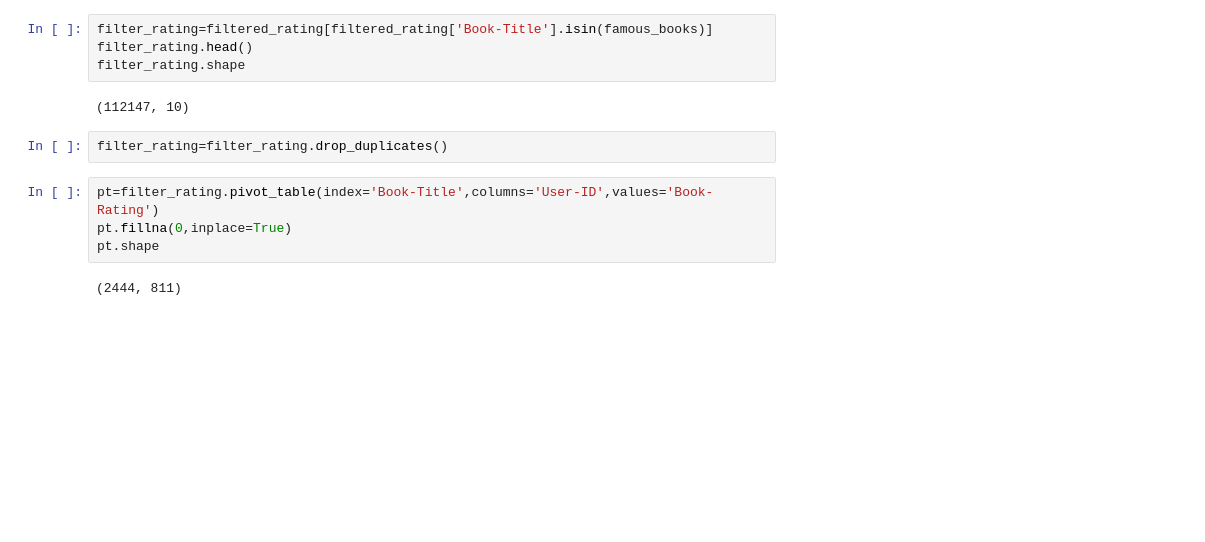
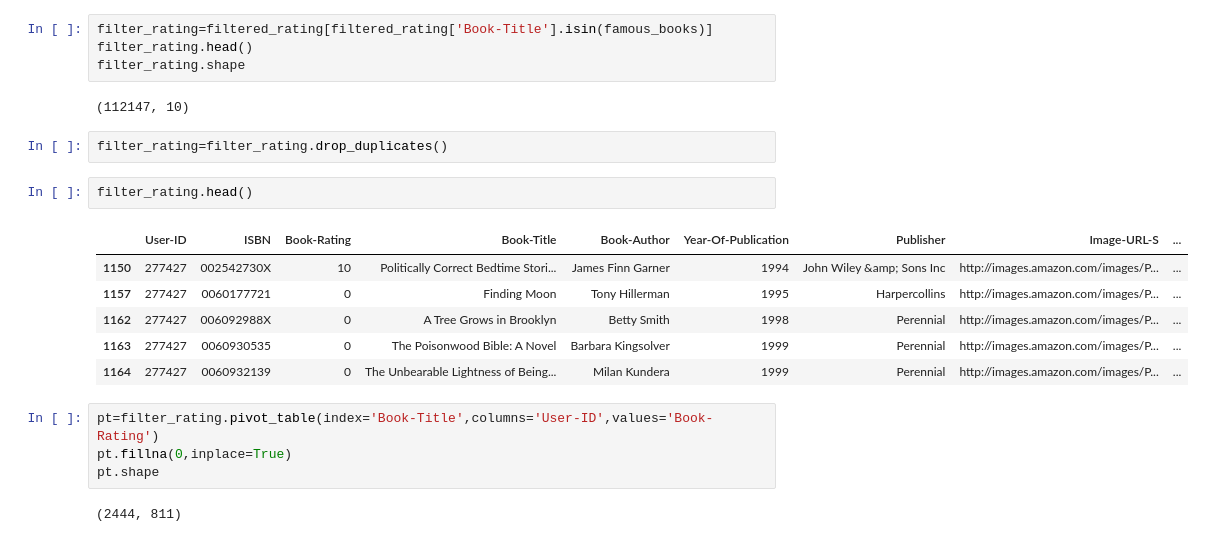
Before and after one commit to NazHub1993/ML_Notebooks, a Jupyter notebook: Book_Recommendation_System.ipynb, the cells around one changed output. Drawn from its saved outputs; the diff is of its cells as text; blank space fills up the shorter version.

```diff
--- a/Book_Recommendation_System.ipynb
+++ b/Book_Recommendation_System.ipynb
@@ -241,6 +241,15 @@ filter_rating.shape
 (112147, 10)
 # %%
 filter_rating=filter_rating.drop_duplicates()
+# %%
+filter_rating.head()
+# %% [output]
+|  | User-ID | ISBN | Book-Rating | Book-Title | Book-Author | Year-Of-Publication | Publisher | Image-URL-S | ... |
+| 1150 | 277427 | 002542730X | 10 | Politically Correct Bedtime Stori... | James Finn Garner | 1994 | John Wiley &amp; Sons Inc | http://images.amazon.com/images/P... | ... |
+| 1157 | 277427 | 0060177721 | 0 | Finding Moon | Tony Hillerman | 1995 | Harpercollins | http://images.amazon.com/images/P... | ... |
+| 1162 | 277427 | 006092988X | 0 | A Tree Grows in Brooklyn | Betty Smith | 1998 | Perennial | http://images.amazon.com/images/P... | ... |
+| 1163 | 277427 | 0060930535 | 0 | The Poisonwood Bible: A Novel | Barbara Kingsolver | 1999 | Perennial | http://images.amazon.com/images/P... | ... |
+| 1164 | 277427 | 0060932139 | 0 | The Unbearable Lightness of Being... | Milan Kundera | 1999 | Perennial | http://images.amazon.com/images/P... | ... |
 # %%
 pt=filter_rating.pivot_table(index='Book-Title',columns='User-ID',values='Book-Rating')
 pt.fillna(0,inplace=True)
```
Also changed, not shown: parts of 3 cells of this notebook.
